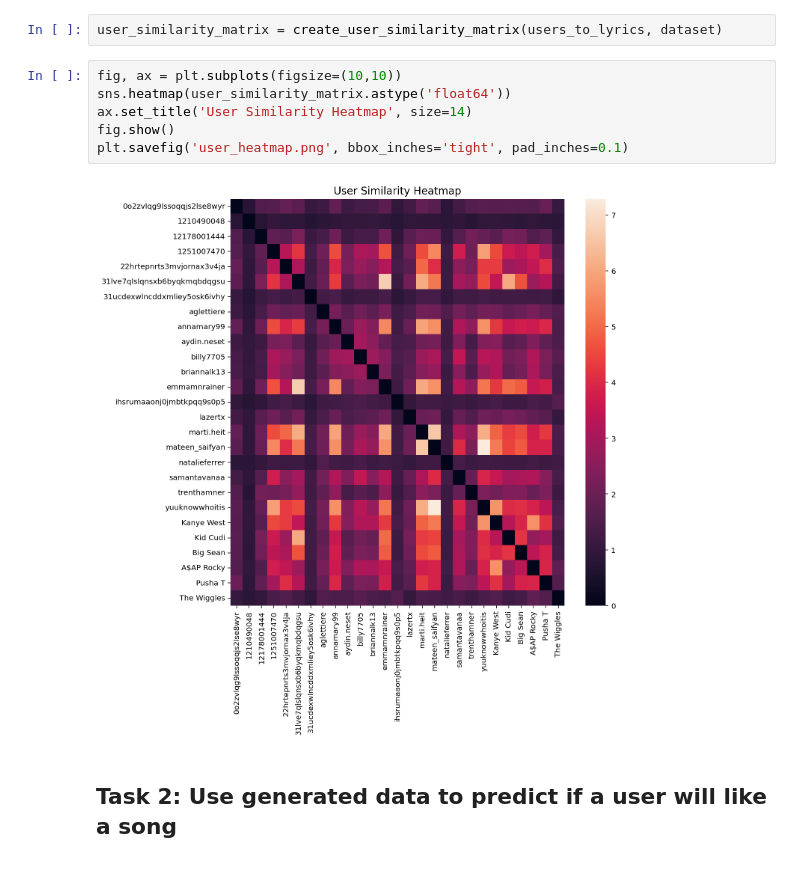
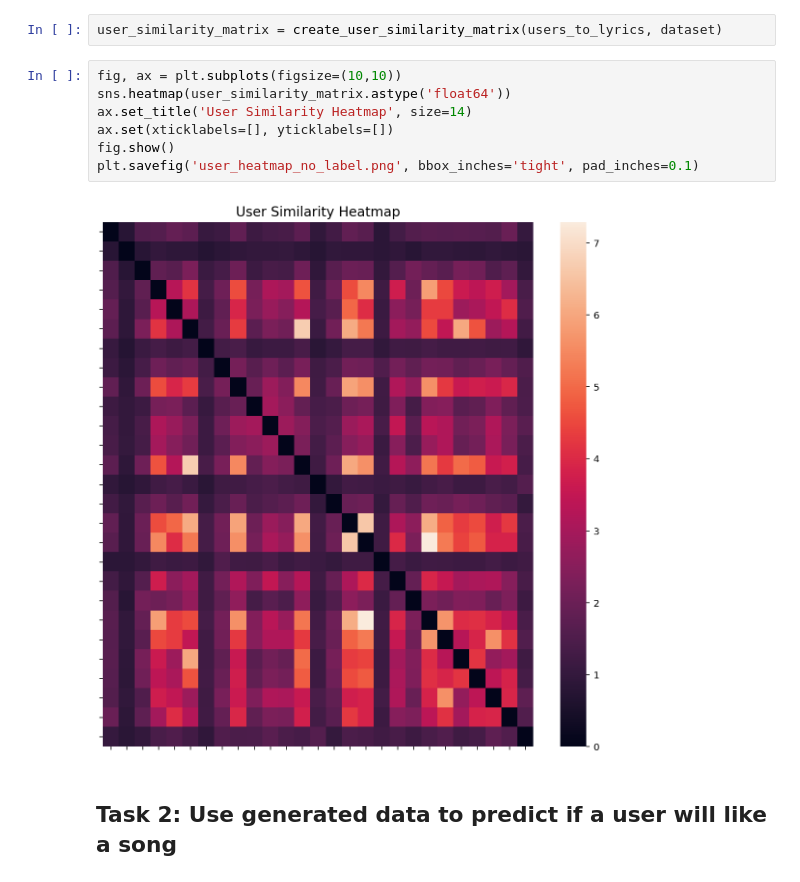
Before and after one commit to martiheit/ayyo_user_similarity, a Jupyter notebook: final.ipynb, the cells around one changed output. Cells and saved outputs as stored; diff of their text form.

Commit message:
remove labels from heatmap for privacy

```diff
--- a/final.ipynb
+++ b/final.ipynb
@@ -339,14 +339,15 @@ get_most_similar_users('marti.heit', dataset)[-1]
 ('1210490048', 0.9182611924401537)
 # %%
 user_similarity_matrix = create_user_similarity_matrix(users_to_lyrics, dataset)
-# %%
-fig, ax = plt.subplots(figsize=(10,10))
-sns.heatmap(user_similarity_matrix.astype('float64'))
-ax.set_title('User Similarity Heatmap', size=14)
-fig.show()
-plt.savefig('user_heatmap.png', bbox_inches='tight', pad_inches=0.1)
-# %% [output]
-[figure, removed]
+# %%
+fig, ax = plt.subplots(figsize=(10,10))
+sns.heatmap(user_similarity_matrix.astype('float64'))
+ax.set_title('User Similarity Heatmap', size=14)
+ax.set(xticklabels=[], yticklabels=[])
+fig.show()
+plt.savefig('user_heatmap_no_label.png', bbox_inches='tight', pad_inches=0.1)
+# %% [output]
+[figure, added]
 # %% [markdown]
 ## Task 2: Use generated data to predict if a user will like a song
 # %% [markdown]
```
Also changed, not shown: 1 other file.
